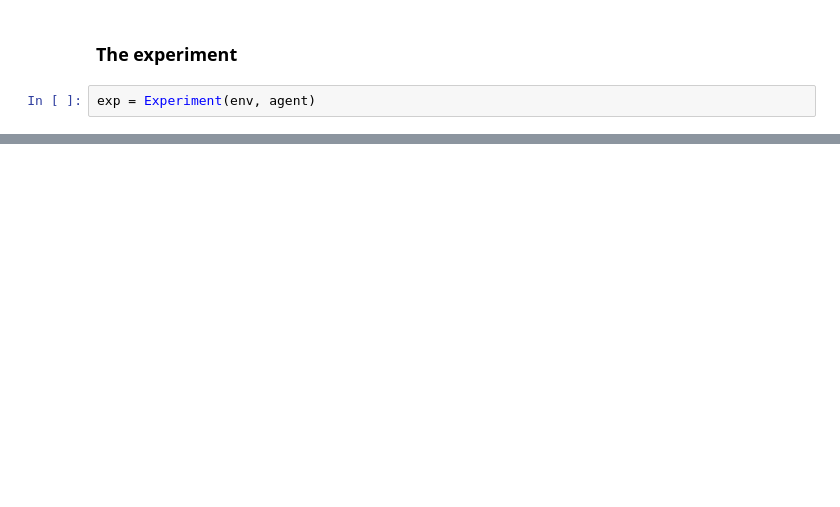
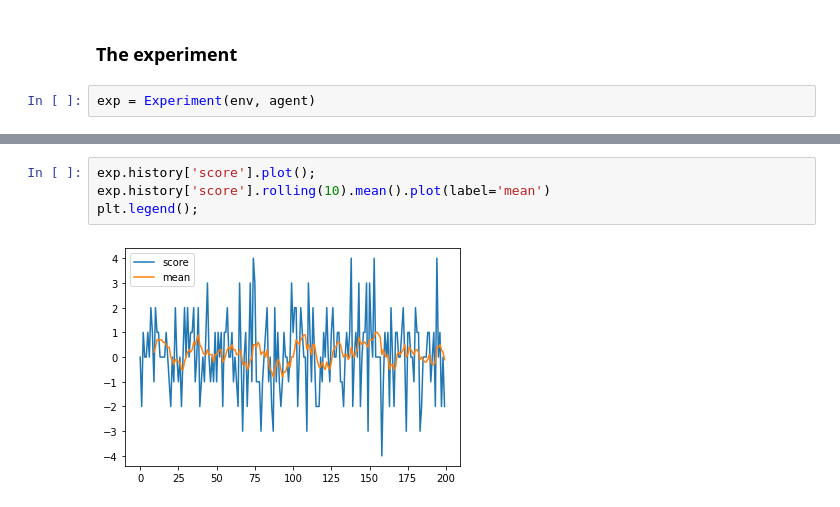
Before and after one commit to piotrbazan/deep-reinforcement-learning, a Jupyter notebook: p1_navigation/banana.ipynb, the cells around one changed output, grey strips where cells are left out. Cells and saved outputs as stored; diff of their text form; blank space fills up the shorter version.

```diff
--- a/p1_navigation/banana.ipynb
+++ b/p1_navigation/banana.ipynb
@@ -63,0 +75,6 @@ Episode: 50, avg_score: -0.020, agent: {'avg_loss': 0.02473640814423561, 'memory
+# %%
+exp.history['score'].plot();
+exp.history['score'].rolling(10).mean().plot(label='mean')
+plt.legend();
+# %% [output]
+[figure, added]
```
Also changed, not shown: parts of 6 cells of this notebook, 1 other file.
